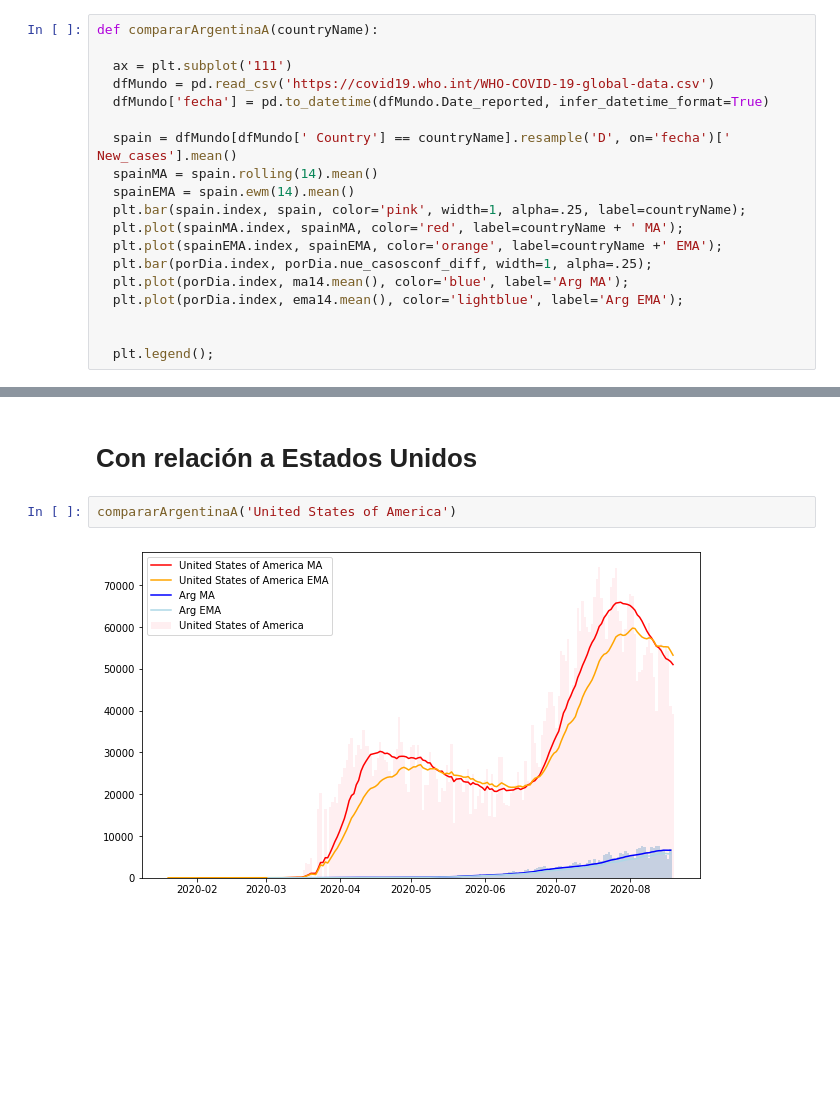
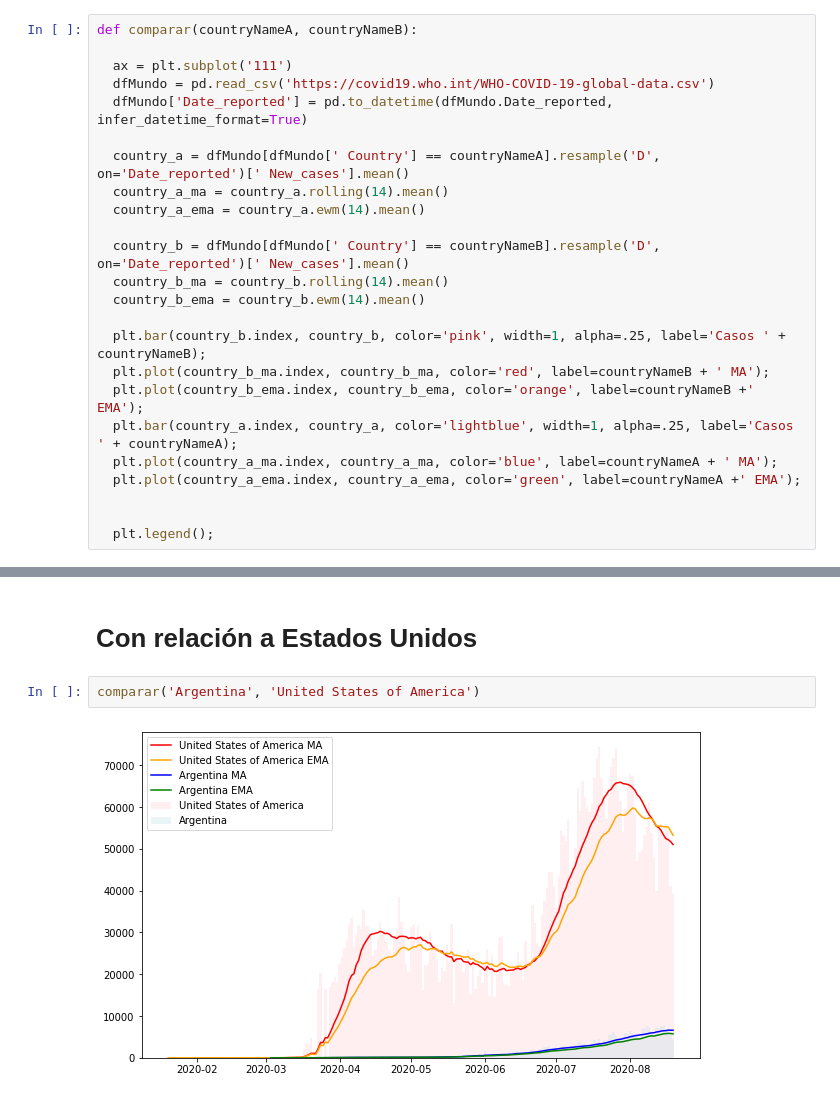
Before and after one commit to chingologram/jupyter-notebooks, a Jupyter notebook: covid-ar.ipynb, the cells around one changed output, grey strips where cells are left out. Saved outputs shown, nothing was run; the diff lists cells and outputs as text; blank space fills up the shorter version.

```diff
--- a/covid-ar.ipynb
+++ b/covid-ar.ipynb
@@ -85,21 +97,26 @@ plt.legend();
 El siguiente csv contiene información agrupada por país y fecha. Comparemos por ejemplo con España.
 Posteriormente al acontencimiento del pico, se nota un máximo relativo en el MA
 # %%
-def compararArgentinaA(countryName):
+def comparar(countryNameA, countryNameB):
 
   ax = plt.subplot('111')
   dfMundo = pd.read_csv('https://covid19.who.int/WHO-COVID-19-global-data.csv')
-  dfMundo['fecha'] = pd.to_datetime(dfMundo.Date_reported, infer_datetime_format=True)
+  dfMundo['Date_reported'] = pd.to_datetime(dfMundo.Date_reported, infer_datetime_format=True)
 
-  spain = dfMundo[dfMundo[' Country'] == countryName].resample('D', on='fecha')[' New_cases'].mean()
-  spainMA = spain.rolling(14).mean()
-  spainEMA = spain.ewm(14).mean()
-  plt.bar(spain.index, spain, color='pink', width=1, alpha=.25, label=countryName);
-  plt.plot(spainMA.index, spainMA, color='red', label=countryName + ' MA');
-  plt.plot(spainEMA.index, spainEMA, color='orange', label=countryName +' EMA');
-  plt.bar(porDia.index, porDia.nue_casosconf_diff, width=1, alpha=.25);
-  plt.plot(porDia.index, ma14.mean(), color='blue', label='Arg MA');
-  plt.plot(porDia.index, ema14.mean(), color='lightblue', label='Arg EMA');
+  country_a = dfMundo[dfMundo[' Country'] == countryNameA].resample('D', on='Date_reported')[' New_cases'].mean()
+  country_a_ma = country_a.rolling(14).mean()
+  country_a_ema = country_a.ewm(14).mean()
+
+  country_b = dfMundo[dfMundo[' Country'] == countryNameB].resample('D', on='Date_reported')[' New_cases'].mean()
+  country_b_ma = country_b.rolling(14).mean()
+  country_b_ema = country_b.ewm(14).mean()
+
+  plt.bar(country_b.index, country_b, color='pink', width=1, alpha=.25, label='Casos ' + countryNameB);
+  plt.plot(country_b_ma.index, country_b_ma, color='red', label=countryNameB + ' MA');
+  plt.plot(country_b_ema.index, country_b_ema, color='orange', label=countryNameB +' EMA');
+  plt.bar(country_a.index, country_a, color='lightblue', width=1, alpha=.25, label='Casos ' + countryNameA);
+  plt.plot(country_a_ma.index, country_a_ma, color='blue', label=countryNameA + ' MA');
+  plt.plot(country_a_ema.index, country_a_ema, color='green', label=countryNameA +' EMA');
 
 
   plt.legend();
@@ -124,6 +141,6 @@ compararArgentinaA('Brazil')
 # %% [markdown]
 # Con relación a Estados Unidos
 # %%
-compararArgentinaA('United States of America')
+comparar('Argentina', 'United States of America')
 # %% [output]
-[figure, old version]
+[figure, new version]
```
Also changed, not shown: parts of 10 cells of this notebook.
